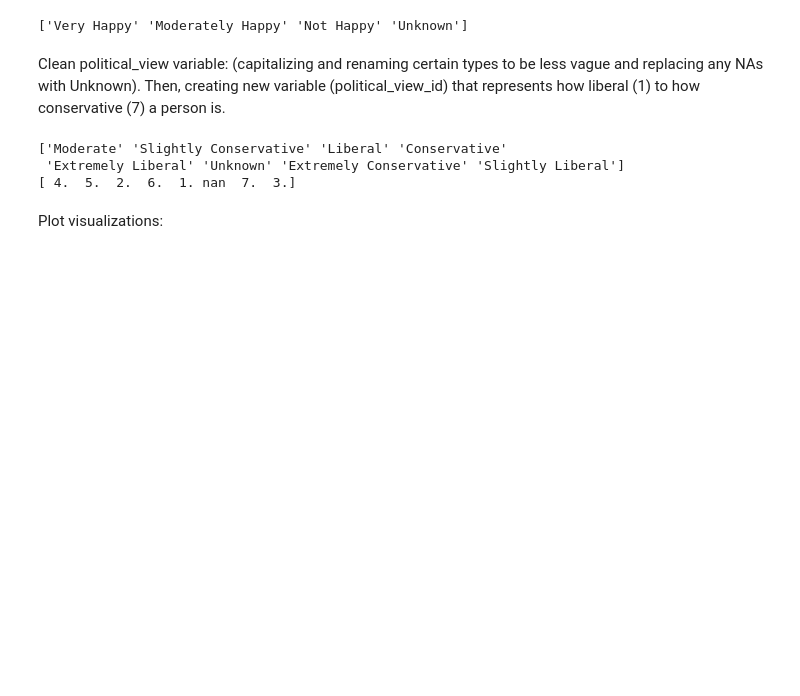
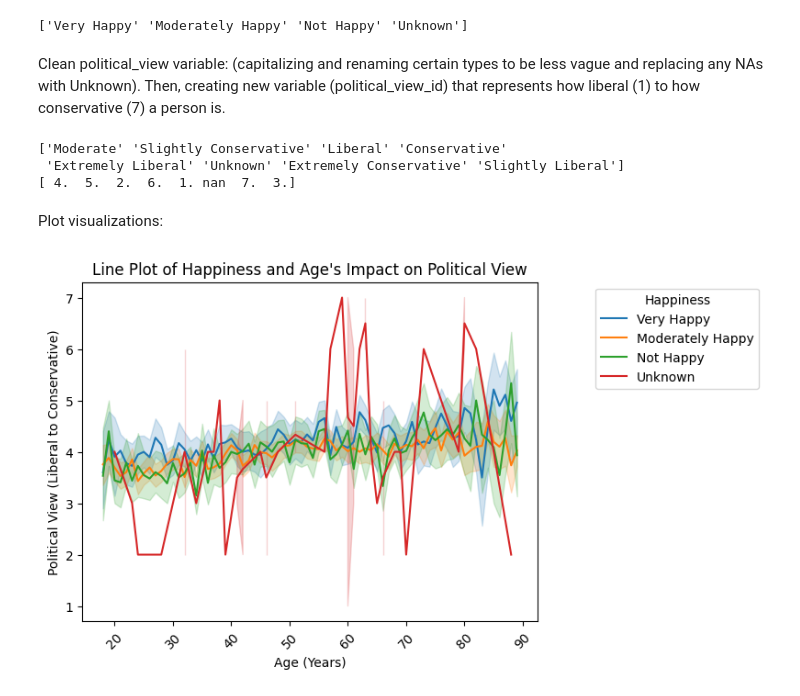
Before and after one commit to gaboojie/project_gss, a Jupyter notebook: GSS_Project1.ipynb, the cells around one changed output. Cells and saved outputs as stored; diff of their text form; code cells hidden in the pictures; blank space fills up the shorter version.

Commit message:
Creating plot visualizations based on our current set of variables

```diff
--- a/GSS_Project1.ipynb
+++ b/GSS_Project1.ipynb
@@ -192,0 +198,12 @@ Plot visualizations:
+# %%
+#
+# Plot of age and happiness (Independent Variables) vs political view (Dependent Variables)
+#
+curr_plot = sns.lineplot(data=df, x="age", y="political_view_id", hue="happy")
+
+curr_plot.tick_params(axis='x', rotation=45)
+curr_plot.set(xlabel='Age (Years)', ylabel='Political View (Liberal to Conservative)', title="Line Plot of Happiness and Age's Impact on Political View")
+curr_plot.legend(title='Happiness')
+sns.move_legend(curr_plot, "upper right", bbox_to_anchor=(1.5, 1))
+# %% [output]
+[figure, added]
```
Also changed, not shown: parts of 4 cells of this notebook.
